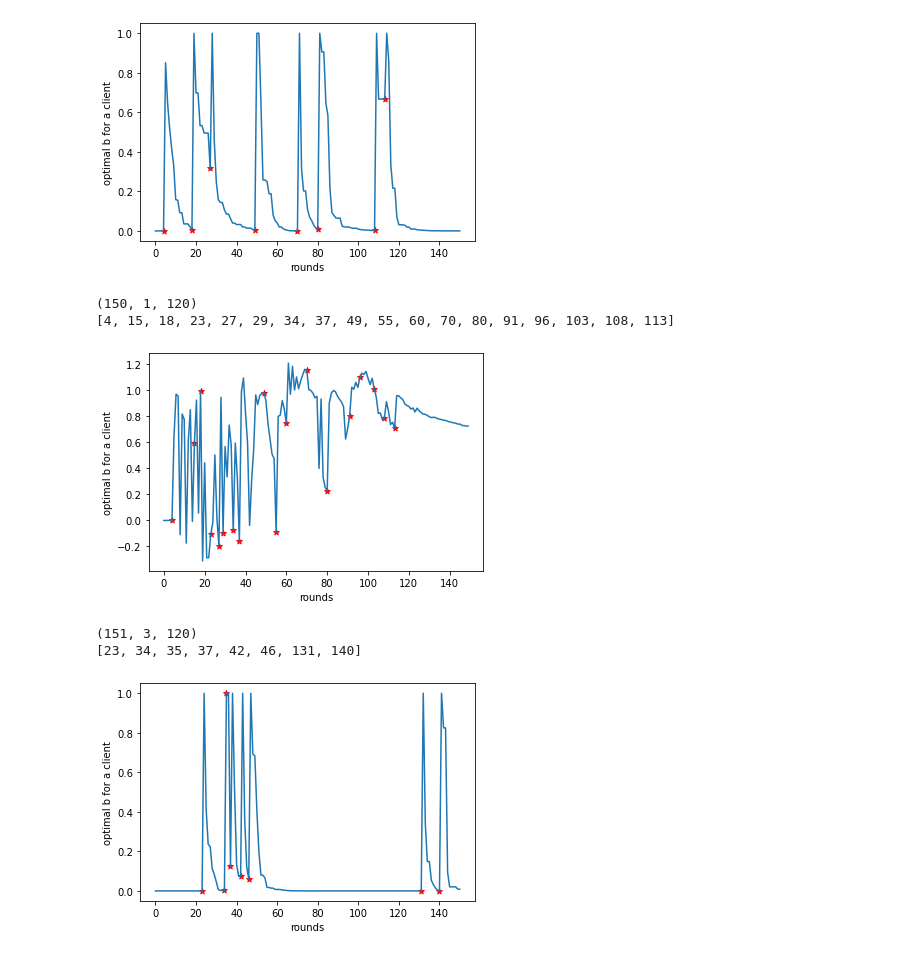
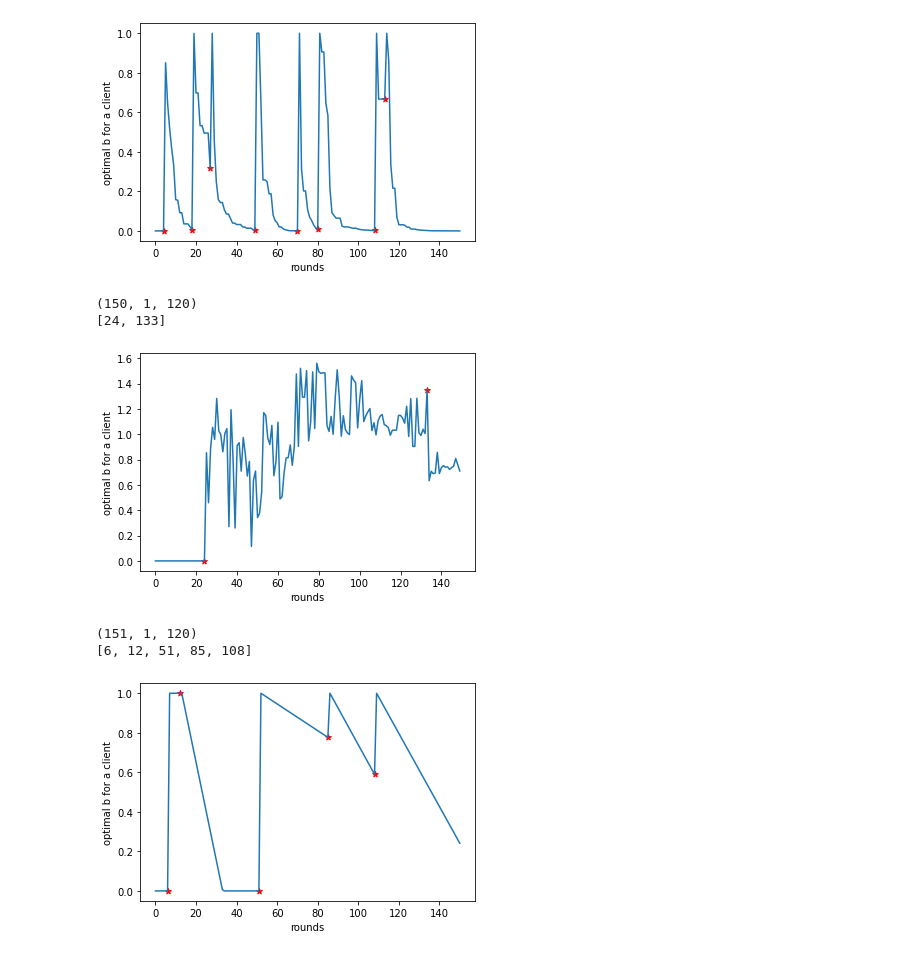
Before and after one commit to haoran-zh/mmfl-Dec, a Jupyter notebook: new_idea.ipynb, the cells around one changed output. Cells and saved outputs as stored; diff of their text form; code cells hidden in the pictures.

```diff
--- a/new_idea.ipynb
+++ b/new_idea.ipynb
@@ -1276,7 +1276,7 @@ def find_allocation(client, task, allocation_record):
     return active_rounds
 
 import numpy as np
-folder_name = "./result/3task_nnnnn_lessVennc0.1uv0.90.1_Diffstale_Ob_f2ff2_19"
+folder_name = "./result/3task_nnnnn_lessVennc0.3uv0.90.1_Diffstale_Ob_mfe_19"
 # read gradient_AS.pkl
 import pickle
 with open(folder_name+"/optimal_b_list.pkl", "rb") as f:
@@ -1291,7 +1291,7 @@ length = range(len(optimal_b_list))
 # read allocation result
 with open(folder_name+"/allocation_dict_list_0.pkl", "rb") as f:
     allocation_result = pickle.load(f)
-client_index = 1
+client_index = 100
 task_index = 0
 active_rounds = find_allocation(client_index, task_index, allocation_result)
 print(active_rounds)
@@ -1305,7 +1305,7 @@ plt.ylabel("optimal b for a client")
 plt.show()
 
 
-client_index = 1
+client_index = 51
 task_index = 1
 active_rounds = find_allocation(client_index, task_index, allocation_result)
 print(active_rounds)
@@ -1319,7 +1319,7 @@ plt.ylabel("optimal b for a client")
 plt.show()
 
 
-client_index = 1
+client_index = 50
 task_index = 2
 active_rounds = find_allocation(client_index, task_index, allocation_result)
 print(active_rounds)
@@ -1511,37 +1511,37 @@ def find_allocation(client, task, allocation_record):
     return active_rounds
 
 import numpy as np
-folder_name = "./result/1task_nnnnn_lessVennc0.1uv0.90.1_Diffstale_Ob_f_11"
+folder_name = "./result/1task_nnnnn_lessVennc0.03uv0.50.1_Diffstale_Ob_m_11"
 # read gradient_AS.pkl
 import pickle
 with open(folder_name+"/optimal_b_list.pkl", "rb") as f:
     optimal_b_list = pickle.load(f)
 # last round
 optimal_b_list = np.array(optimal_b_list) # 150 3 120
 print(optimal_b_list.shape)
 import matplotlib.pyplot as plt
 length = range(len(optimal_b_list))
 
 # show allocation conditions at stars in the plot of optimal beta
 # read allocation result
 with open(folder_name+"/allocation_dict_list_0.pkl", "rb") as f:
     allocation_result = pickle.load(f)
-client_index = 1
+client_index = 0
 task_index = 0
 active_rounds = find_allocation(client_index, task_index, allocation_result)
 print(active_rounds)
 plt.plot(length, optimal_b_list[:,task_index,client_index])
 # # x-axis: rounds, y: gradient-norm
 # show active_rounds in the plot
 for r in active_rounds:
     plt.scatter(r, optimal_b_list[r, task_index, client_index], c='r', marker='*')
 plt.xlabel("rounds")
 plt.ylabel("optimal b for a client")
 plt.show()
 # %% [output]
 (150, 1, 120)
-[4, 15, 18, 23, 27, 29, 34, 37, 49, 55, 60, 70, 80, 91, 96, 103, 108, 113]
+[24, 133]
-[figure, old version]
+[figure, new version]
 # %%
 # 3task_nnnnn_lessVennc0.1uv0.90.1_DiffstaleNoextra_decayop_f2ff2_11
 def find_allocation(client, task, allocation_record):
@@ -1557,7 +1557,7 @@ def find_allocation(client, task, allocation_record):
     return active_rounds
 
 import numpy as np
-folder_name = "./result/3task_nnnnn_lessVennc0.1uv0.90.1_DiffstaleNoextra_decayop_f2ff2_11"
+folder_name = "./result/1task_nnnnn_lessVennc0.03uv0.50.1_DiffstaleNoextra_decay_m_11"
 # read gradient_AS.pkl
 import pickle
 with open(folder_name+"/decay_beta_record.pkl", "rb") as f:
@@ -1572,7 +1572,7 @@ length = range(len(optimal_b_list))
 # read allocation result
 with open(folder_name+"/allocation_dict_list_0.pkl", "rb") as f:
     allocation_result = pickle.load(f)
-client_index = 1
+client_index = 44
 task_index = 0
 active_rounds = find_allocation(client_index, task_index, allocation_result)
 print(active_rounds)
@@ -1585,6 +1585,6 @@ plt.xlabel("rounds")
 plt.ylabel("optimal b for a client")
 plt.show()
 # %% [output]
-(151, 3, 120)
-[23, 34, 35, 37, 42, 46, 131, 140]
+(151, 1, 120)
+[6, 12, 51, 85, 108]
-[figure, old version]
+[figure, new version]
```
Also changed, not shown: parts of 1 cell of this notebook, 8 other files.
